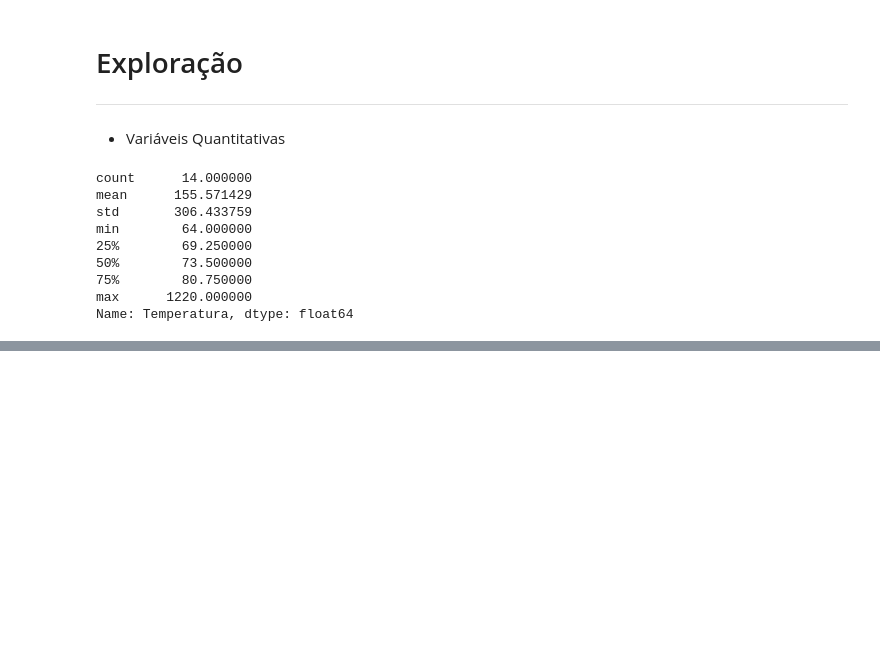
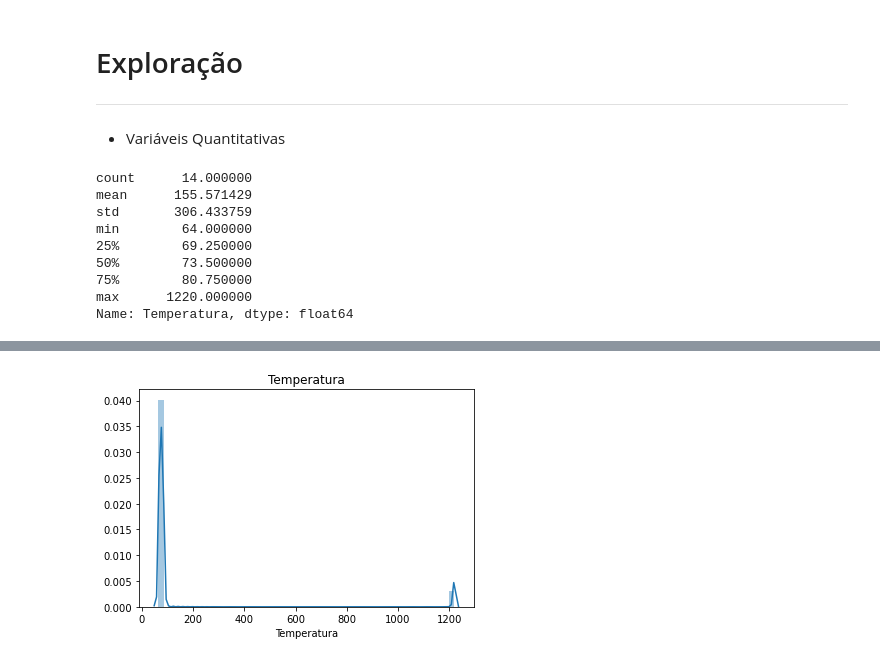
Before and after one commit to emariot/Tratamento_Dados_R_Python, a Jupyter notebook: Python/Tratamento Tempo.ipynb, the cells around one changed output, grey strips where cells are left out. Saved outputs shown, nothing was run; the diff lists cells and outputs as text; code cells hidden in the pictures; blank space fills up the shorter version.

```diff
--- a/Python/Tratamento Tempo.ipynb
+++ b/Python/Tratamento Tempo.ipynb
@@ -88,0 +97,4 @@ Name: Temperatura, dtype: float64
+# %%
+srn.distplot(data['Temperatura']).set_title('Temperatura');
+# %% [output]
+[figure, added]
```
Also changed, not shown: parts of 32 cells of this notebook.
